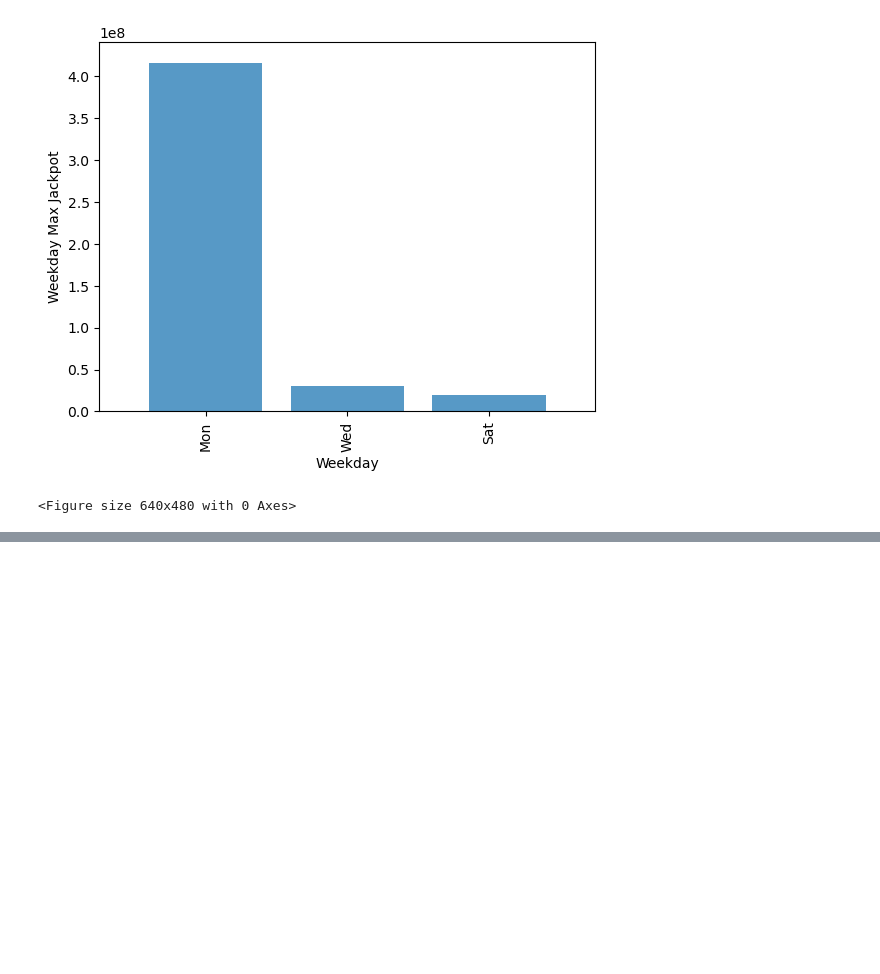
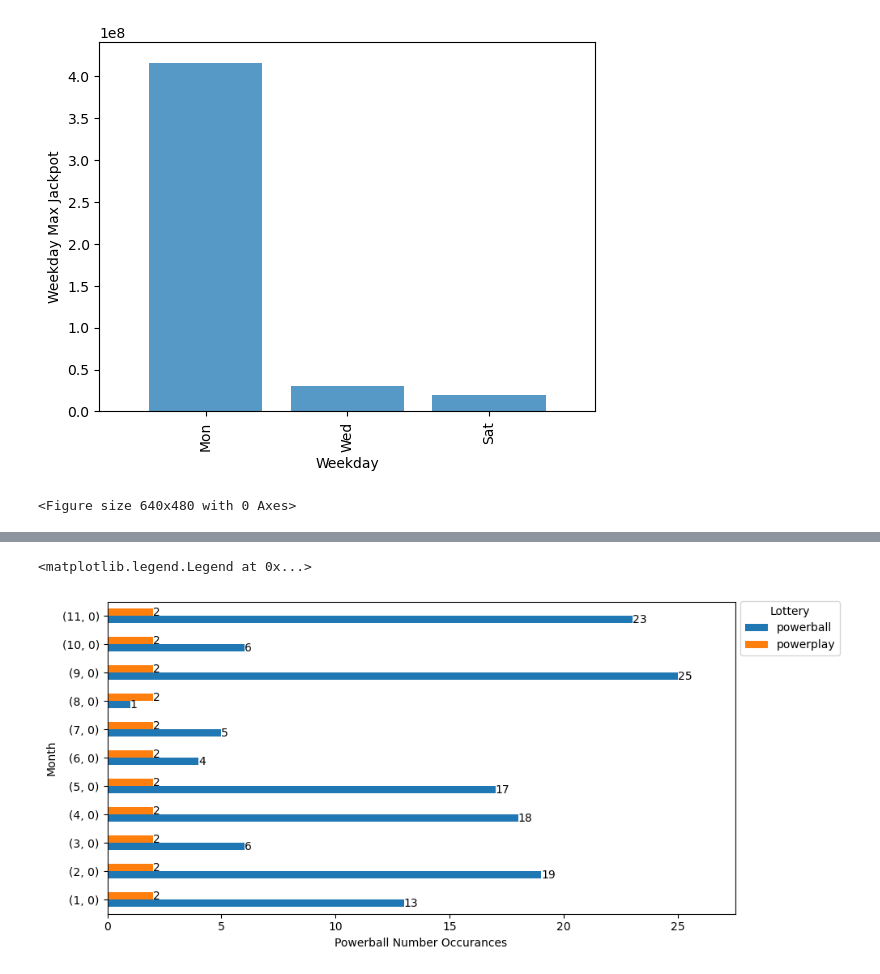
Before and after one commit to JLaydeJ/Project_1, a Jupyter notebook: 2021-2022 Washington State Lottery.ipynb, the cells around one changed output, grey strips where cells are left out. Saved outputs shown, nothing was run; the diff lists cells and outputs as text; code cells hidden in the pictures; blank space fills up the shorter version.

Commit message:
messed with two ways to graph for the group jupyter project

```diff
--- a/2021-2022 Washington State Lottery.ipynb
+++ b/2021-2022 Washington State Lottery.ipynb
@@ -546,4 +546,8 @@ plt.tight_layout()
 # %%
 # ++++++++++++++++++++++++++++++++++++++++++++++++++++++++++++++++++++++++++++++++++++++++++++++++++++++++++++++++++++++++
 # %%
-# Evans code goes here :3
+file = Path('Resources/2022_lottery_data.csv')
+
+df_2022 = pd.read_csv(file)
+df_2022['month'] = pd.to_datetime(df_2022['date']).dt.month
+df_2022
@@ -549,0 +590,19 @@ plt.tight_layout()
+# %%
+#month modes.  Question 2
+pb_month_2022 = df_2022[['month','powerball']]
+pp_month_2022 = df_2022[['month','powerplay']]
+
+pb_month_counts2022 = pb_month_2022.groupby('month')['powerball'].apply(lambda x: x.mode())
+pp_month_counts2022 = pp_month_2022.groupby('month')['powerplay'].apply(lambda x: x.mode())
+
+modes_month_2022 = pd.merge(pb_month_counts2022, pp_month_counts2022,left_index=True, right_index=True)
+
+data = modes_month_2022.plot(kind = 'barh', ylabel = 'Month', figsize = (10,5))
+data.set(xlabel = 'Powerball Number Occurances')
+for c in data.containers:
+    data.bar_label(c, fmt = '%.0f', label_type = 'edge')
+data.margins(x = 0.1)
+data.legend(title = 'Lottery', bbox_to_anchor = (1, 1.02), loc = 'upper left')
+# %% [output]
+<matplotlib.legend.Legend at 0x...>
+[figure, added]
```
Also changed, not shown: parts of 14 cells of this notebook.
